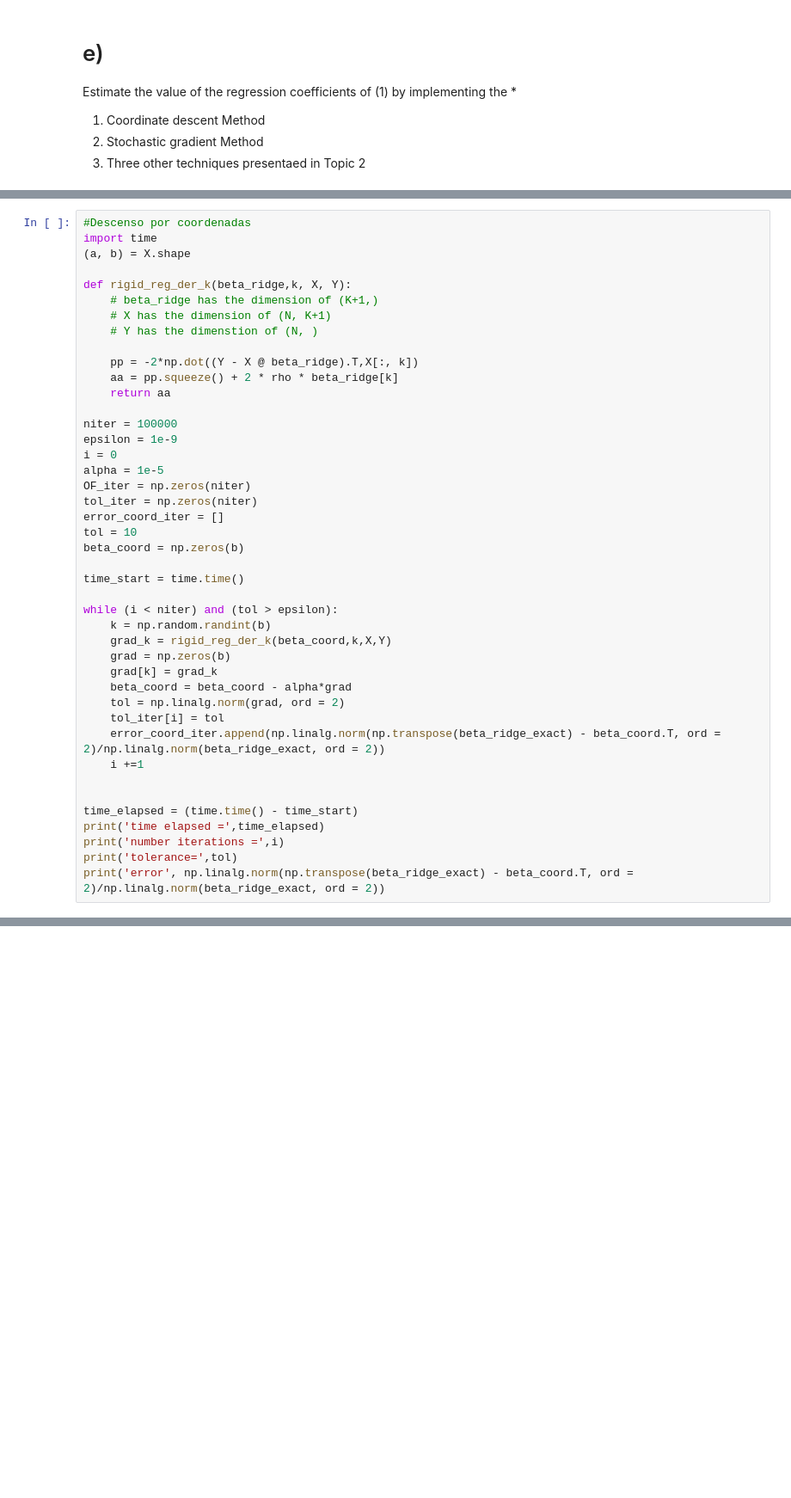
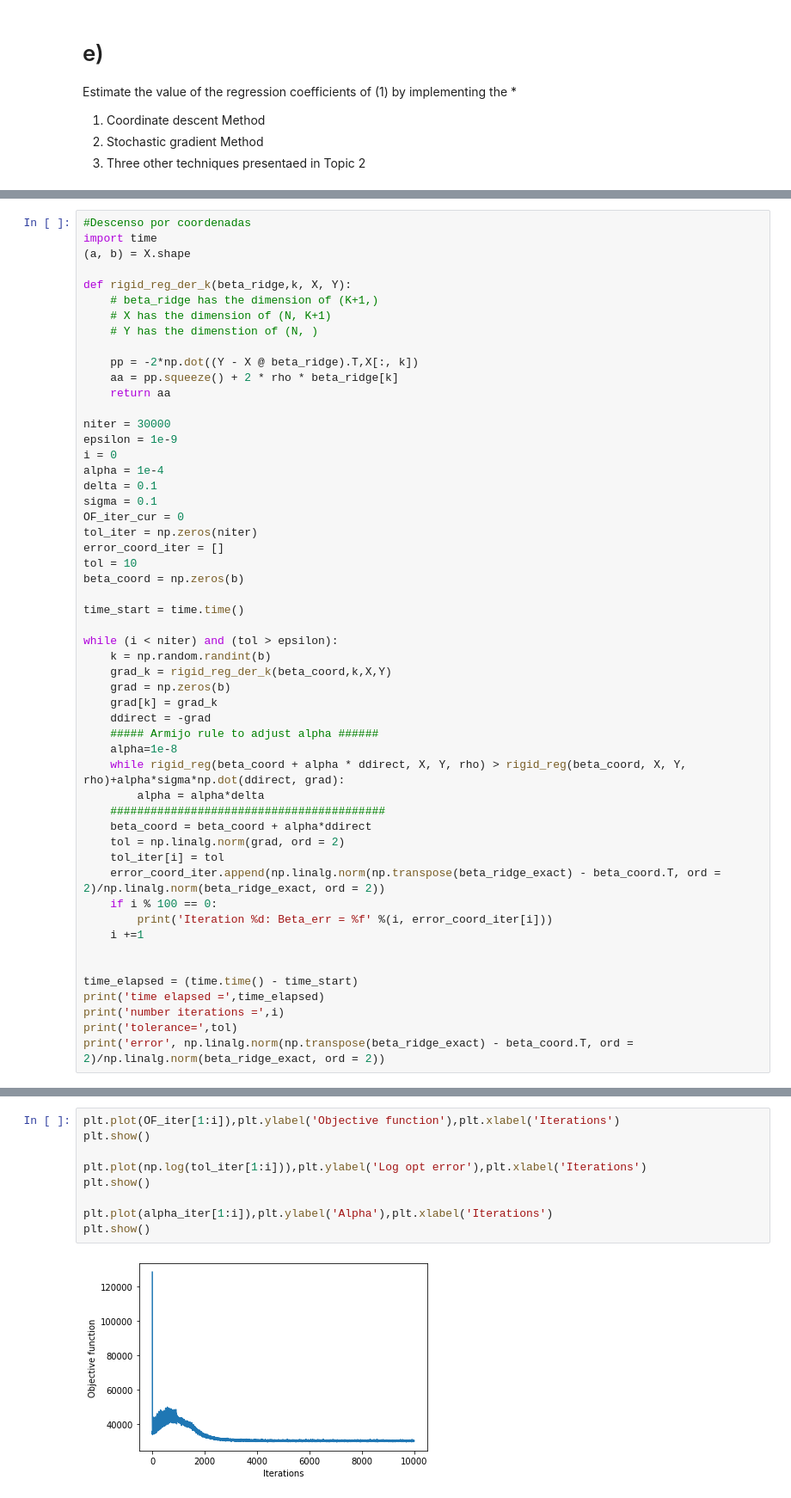
Before and after one commit to Hongkuan-Zhou/regression, a Jupyter notebook: p1.ipynb, the cells around one changed output, grey strips where cells are left out. Shown at 86% size. Drawn from its saved outputs; the diff is of its cells as text; blank space fills up the shorter version.

```diff
--- a/p1.ipynb
+++ b/p1.ipynb
@@ -450,11 +511,13 @@ def rigid_reg_der_k(beta_ridge,k, X, Y):
     aa = pp.squeeze() + 2 * rho * beta_ridge[k]
     return aa
 
-niter = 100000
+niter = 30000
 epsilon = 1e-9
 i = 0
-alpha = 1e-5
-OF_iter = np.zeros(niter)
+alpha = 1e-4
+delta = 0.1
+sigma = 0.1
+OF_iter_cur = 0
 tol_iter = np.zeros(niter)
 error_coord_iter = []
 tol = 10
@@ -467,10 +530,18 @@ while (i < niter) and (tol > epsilon):
     grad_k = rigid_reg_der_k(beta_coord,k,X,Y)
     grad = np.zeros(b)
     grad[k] = grad_k
-    beta_coord = beta_coord - alpha*grad
+    ddirect = -grad
+    ##### Armijo rule to adjust alpha ######
+    alpha=1e-8
+    while rigid_reg(beta_coord + alpha * ddirect, X, Y, rho) > rigid_reg(beta_coord, X, Y, rho)+alpha*sigma*np.dot(ddirect, grad):
+        alpha = alpha*delta
+    #########################################
+    beta_coord = beta_coord + alpha*ddirect
     tol = np.linalg.norm(grad, ord = 2)
     tol_iter[i] = tol
     error_coord_iter.append(np.linalg.norm(np.transpose(beta_ridge_exact) - beta_coord.T, ord = 2)/np.linalg.norm(beta_ridge_exact, ord = 2))
+    if i % 100 == 0:
+        print('Iteration %d: Beta_err = %f' %(i, error_coord_iter[i]))
     i +=1
 
 
@@ -530,0 +825,11 @@ print('error=',np.linalg.norm(np.transpose(beta_ridge_exact)-beta_lsg,ord=2)/np.
+# %%
+plt.plot(OF_iter[1:i]),plt.ylabel('Objective function'),plt.xlabel('Iterations')
+plt.show()
+
+plt.plot(np.log(tol_iter[1:i])),plt.ylabel('Log opt error'),plt.xlabel('Iterations')
+plt.show()
+
+plt.plot(alpha_iter[1:i]),plt.ylabel('Alpha'),plt.xlabel('Iterations')
+plt.show()
+# %% [output]
+[figure, added]
```
Also changed, not shown: parts of 36 cells of this notebook, 1 other file.
